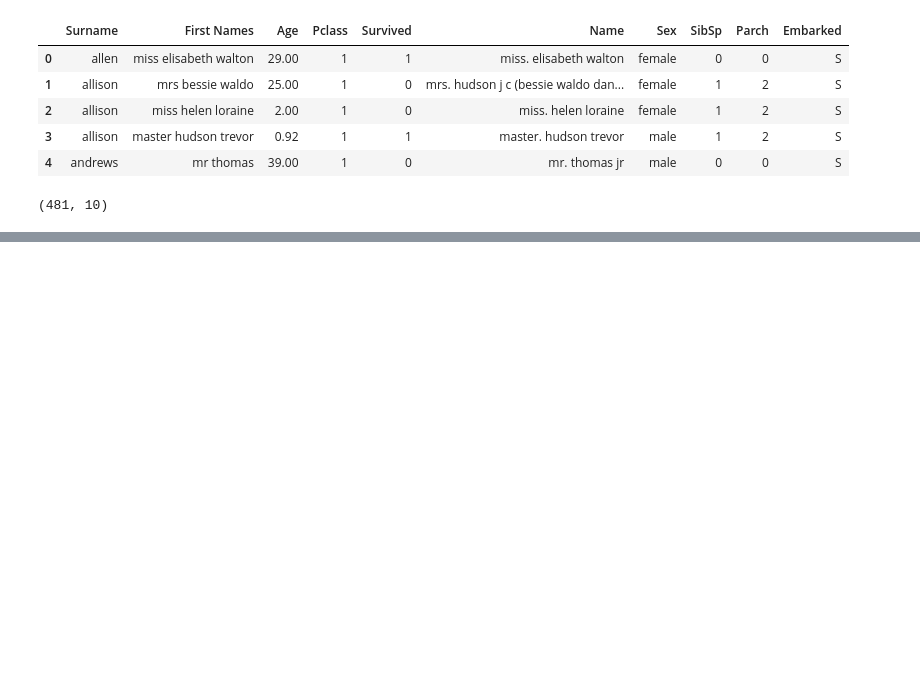
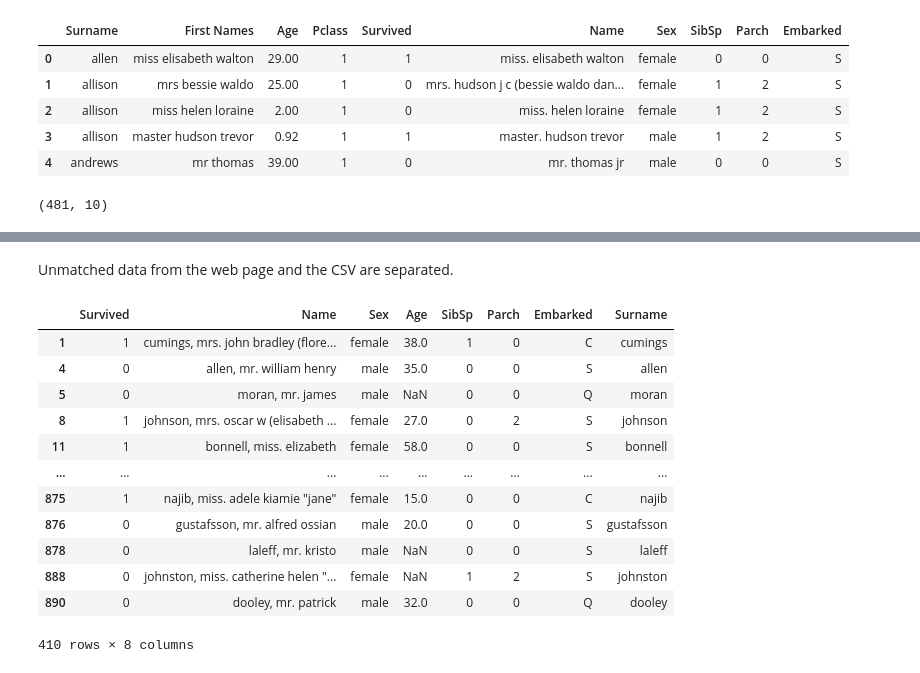
Before and after one commit to 987sebasBeller/Titanic-Survival-Prediction, a Jupyter notebook: data_extraction/data_extraction.ipynb, the cells around one changed output, grey strips where cells are left out. Saved outputs shown, nothing was run; the diff lists cells and outputs as text; code cells hidden in the pictures; blank space fills up the shorter version.

Commit message:
Data cleaning is preformed for the second technique

```diff
--- a/data_extraction/data_extraction.ipynb
+++ b/data_extraction/data_extraction.ipynb
@@ -332,0 +342,3 @@ match_first_form.shape
+# %%
+surname_column="Surname"
+name_column="Name"
@@ -332,0 +347,9 @@ match_first_form.shape
+# %%
+match_first_form["Name"]=match_first_form.apply \
+                                        (get_full_name,axis="columns"
+                                        ,surname_column=surname_column
+                                        ,first_name_column=name_column)
+# %%
+csv_df["Name"]=csv_df.apply(get_full_name,axis="columns"
+                            ,surname_column=surname_column
+                            ,first_name_column=name_column)
@@ -332,0 +374,20 @@ match_first_form.shape
+# %% [markdown]
+Unmatched data from the web page and the CSV are separated.
+# %%
+data_unmatched_csv=csv_df[~csv_df["Name"].isin(match_first_form["Name"])]
+# %%
+data_unmatched_csv
+# %% [output]
+|  | Survived | Name | Sex | Age | SibSp | Parch | Embarked | Surname |
+| 1 | 1 | cumings, mrs. john bradley (flore... | female | 38.0 | 1 | 0 | C | cumings |
+| 4 | 0 | allen, mr. william henry | male | 35.0 | 0 | 0 | S | allen |
+| 5 | 0 | moran, mr. james | male | NaN | 0 | 0 | Q | moran |
+| 8 | 1 | johnson, mrs. oscar w (elisabeth ... | female | 27.0 | 0 | 2 | S | johnson |
+| 11 | 1 | bonnell, miss. elizabeth | female | 58.0 | 0 | 0 | S | bonnell |
+| ... | ... | ... | ... | ... | ... | ... | ... | ... |
+| 875 | 1 | najib, miss. adele kiamie "jane" | female | 15.0 | 0 | 0 | C | najib |
+| 876 | 0 | gustafsson, mr. alfred ossian | male | 20.0 | 0 | 0 | S | gustafsson |
+| 878 | 0 | laleff, mr. kristo | male | NaN | 0 | 0 | S | laleff |
+| 888 | 0 | johnston, miss. catherine helen "... | female | NaN | 1 | 2 | S | johnston |
+| 890 | 0 | dooley, mr. patrick | male | 32.0 | 0 | 0 | Q | dooley |
+410 rows × 8 columns
```
Also changed, not shown: parts of 15 cells of this notebook.
